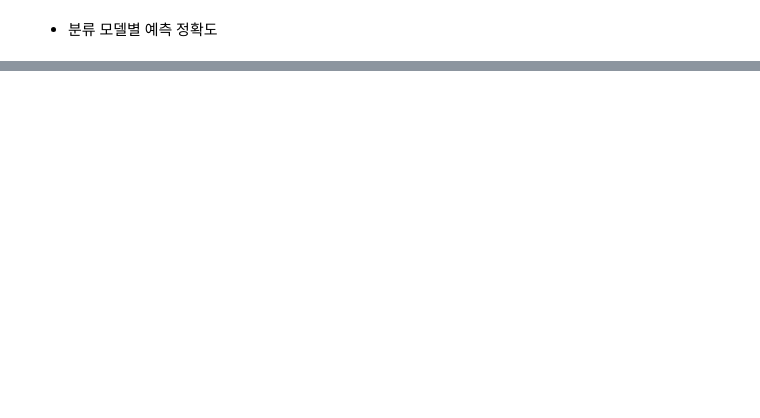
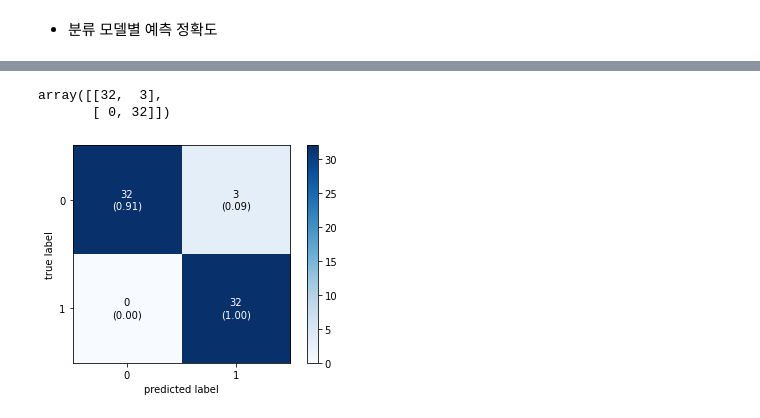
Before and after one commit to sleeptiger/Abc-project, a Jupyter notebook: 머신러닝L.ipynb, the cells around one changed output, grey strips where cells are left out. Cells and saved outputs as stored; diff of their text form; code cells hidden in the pictures; blank space fills up the shorter version.

```diff
--- a/머신러닝L.ipynb
+++ b/머신러닝L.ipynb
@@ -599,0 +619,20 @@ accuracy_table
+# %%
+predictions = lr_model.predict(X_test)
+# %%
+# confusion matrix
+cnf_matrix = confusion_matrix(Y_test, predictions)
+# %%
+cnf_matrix
+# %% [output]
+array([[32,  3],
+       [ 0, 32]])
+# %%
+# Confusioin Matrix 시각화 하기
+figure, ax = plot_confusion_matrix(conf_mat = cnf_matrix, # confusion atrix
+                                   show_absolute = True, # 절대값 보여주기
+                                   show_normed = True, # 비율 보여주기
+                                   colorbar = True)
+
+plt.show()
+# %% [output]
+[figure, added]
```
Also changed, not shown: parts of 31 cells of this notebook.
